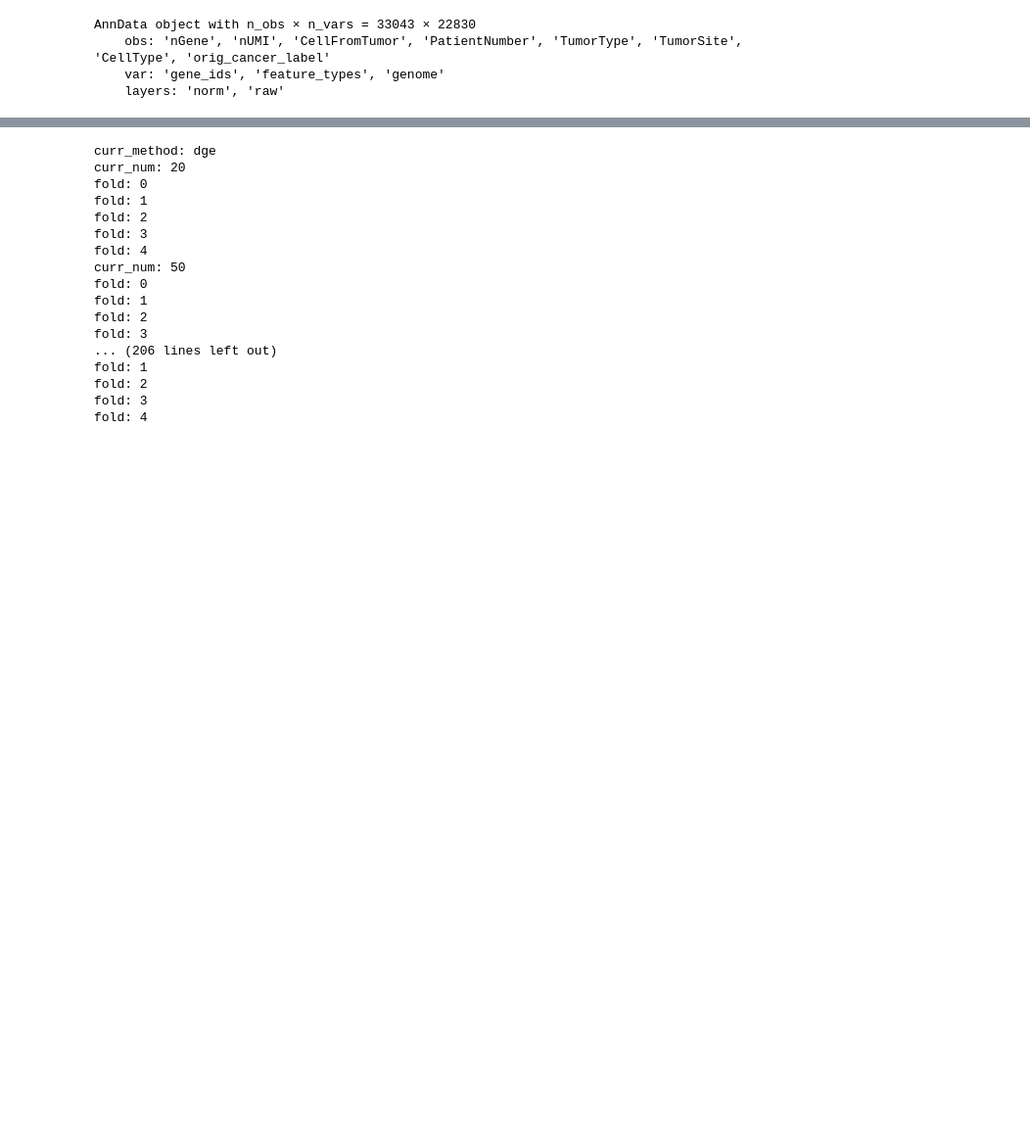
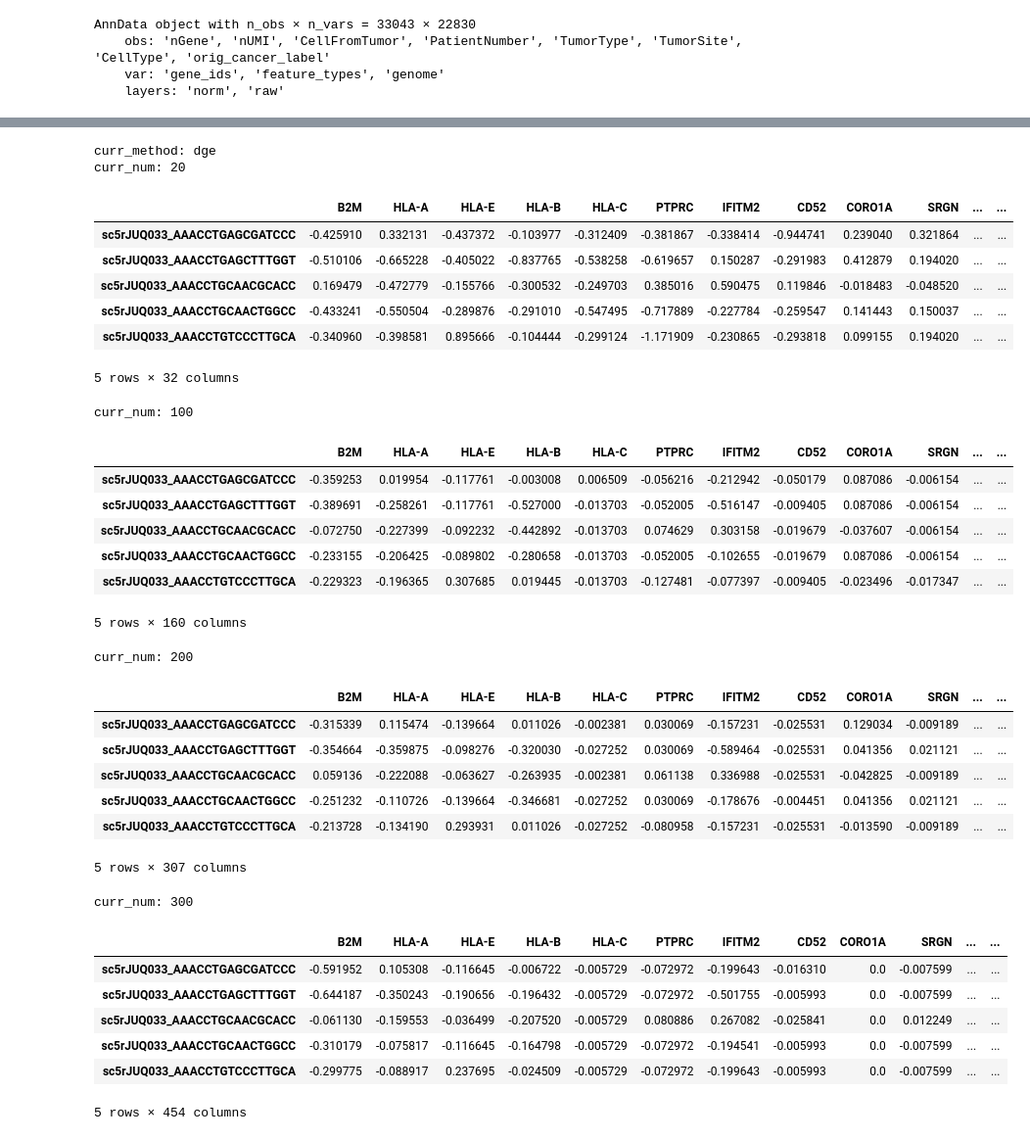
Before and after one commit to b-richins92/Cancer_Prediction_10x, a Jupyter notebook: GL_hvg_greatlakes.ipynb, the cells around one changed output, grey strips where cells are left out. Shown at 98% size. Cells and saved outputs as stored; diff of their text form; code cells hidden in the pictures; blank space fills up the shorter version.

```diff
--- a/GL_hvg_greatlakes.ipynb
+++ b/GL_hvg_greatlakes.ipynb
@@ -35,7 +35,7 @@ CV = 5
 # Save adata to h5ad
 #adata.write_h5ad('adata.h5ad')
 # %%
-adata = sc.read_h5ad('adata.h5ad')
+adata = sc.read_h5ad('../adata.h5ad')
 print(adata)
 # %% [output]
 AnnData object with n_obs × n_vars = 33043 × 22830
@@ -131,31 +141,67 @@ with open("fold_index_dict.pickle", "rb") as f:
 # fold_indices_dict
 # %%
 # Loop through to plot
-num_features = [20, 50, 100, 200, 300, 5000]
-feat_sel_list = ['dge', 'seurat_v3', 'pearson_residuals', 'seurat', 'cell_ranger', 'random_all_genes'] #, 'random_per_num'
+# num_features = [20, 50, 100, 200, 300, 5000]
+# feat_sel_list = ['dge', 'seurat_v3', 'pearson_residuals', 'seurat', 'cell_ranger', 'random_all_genes']
+num_features = [20, 100, 200, 300, 5000]
+feat_sel_list = ['dge', 'pearson_residuals', 'random_all_genes']
+
 for curr_method in feat_sel_list:
     print(f'curr_method: {curr_method}')
     for curr_num in num_features:
         print(f'curr_num: {curr_num}')
-        shap_vals_df = plot_feat_importance(adata, curr_method, curr_num,
-                                       #   feat_order, shap_results, fold_index)
-                                            feat_dict, shap_dict, fold_index_dict,
-                                           'outputs/20241118/')
+        # shap_vals_df = plot_feat_importance(adata, curr_method, curr_num,
+        #                                #   feat_order, shap_results, fold_index)
+        #                                     feat_dict, shap_dict, fold_index_dict,
+        #                                    'outputs/20241120/')
+
+        shap_vals_df = pd.read_csv(f'../outputs/20241118/shap_vals_df_{curr_method}_features{curr_num}.csv', index_col = 0)
+        display(shap_vals_df.head())
+
+        # Convert missing values to 0
+        shap_vals_df_no_na = shap_vals_df.fillna(0)
+
+        # Subset anndata to same cells and features in SHAP value frame
+        adata_sub_vals = adata[shap_vals_df.index, shap_vals_df.columns].to_df()
+
+        # Create beeswarm SHAP plot sorted by highest absolute mean (missing values as 0s)
+        fig = plt.figure()
+        shap.summary_plot(shap_vals_df_no_na.values,adata_sub_vals, max_display = 10, show = False)
+        fig.suptitle(f'Top 10 Features for method {curr_method} with {curr_num} features', fontsize=16)
+        plt.ylabel('Top 10 features ordered by absolute mean', fontsize=13)
+        fig.savefig(f'../outputs/20241120/mean_beeswarm_{curr_method}_features{curr_num}.png', bbox_inches='tight')
+        plt.close(fig)
 # %% [output]
 curr_method: dge
 curr_num: 20
-fold: 0
-fold: 1
-fold: 2
-fold: 3
-fold: 4
-curr_num: 50
-fold: 0
-fold: 1
-fold: 2
-fold: 3
-... (206 lines left out)
-fold: 1
-fold: 2
-fold: 3
-fold: 4
+|  | B2M | HLA-A | HLA-E | HLA-B | HLA-C | PTPRC | IFITM2 | CD52 | CORO1A | SRGN | ... | ... |
+| sc5rJUQ033_AAACCTGAGCGATCCC | -0.425910 | 0.332131 | -0.437372 | -0.103977 | -0.312409 | -0.381867 | -0.338414 | -0.944741 | 0.239040 | 0.321864 | ... | ... |
+| sc5rJUQ033_AAACCTGAGCTTTGGT | -0.510106 | -0.665228 | -0.405022 | -0.837765 | -0.538258 | -0.619657 | 0.150287 | -0.291983 | 0.412879 | 0.194020 | ... | ... |
+| sc5rJUQ033_AAACCTGCAACGCACC | 0.169479 | -0.472779 | -0.155766 | -0.300532 | -0.249703 | 0.385016 | 0.590475 | 0.119846 | -0.018483 | -0.048520 | ... | ... |
+| sc5rJUQ033_AAACCTGCAACTGGCC | -0.433241 | -0.550504 | -0.289876 | -0.291010 | -0.547495 | -0.717889 | -0.227784 | -0.259547 | 0.141443 | 0.150037 | ... | ... |
+| sc5rJUQ033_AAACCTGTCCCTTGCA | -0.340960 | -0.398581 | 0.895666 | -0.104444 | -0.299124 | -1.171909 | -0.230865 | -0.293818 | 0.099155 | 0.194020 | ... | ... |
+5 rows × 32 columns
+curr_num: 100
+|  | B2M | HLA-A | HLA-E | HLA-B | HLA-C | PTPRC | IFITM2 | CD52 | CORO1A | SRGN | ... | ... |
+| sc5rJUQ033_AAACCTGAGCGATCCC | -0.359253 | 0.019954 | -0.117761 | -0.003008 | 0.006509 | -0.056216 | -0.212942 | -0.050179 | 0.087086 | -0.006154 | ... | ... |
+| sc5rJUQ033_AAACCTGAGCTTTGGT | -0.389691 | -0.258261 | -0.117761 | -0.527000 | -0.013703 | -0.052005 | -0.516147 | -0.009405 | 0.087086 | -0.006154 | ... | ... |
+| sc5rJUQ033_AAACCTGCAACGCACC | -0.072750 | -0.227399 | -0.092232 | -0.442892 | -0.013703 | 0.074629 | 0.303158 | -0.019679 | -0.037607 | -0.006154 | ... | ... |
+| sc5rJUQ033_AAACCTGCAACTGGCC | -0.233155 | -0.206425 | -0.089802 | -0.280658 | -0.013703 | -0.052005 | -0.102655 | -0.019679 | 0.087086 | -0.006154 | ... | ... |
+| sc5rJUQ033_AAACCTGTCCCTTGCA | -0.229323 | -0.196365 | 0.307685 | 0.019445 | -0.013703 | -0.127481 | -0.077397 | -0.009405 | -0.023496 | -0.017347 | ... | ... |
+5 rows × 160 columns
+curr_num: 200
+|  | B2M | HLA-A | HLA-E | HLA-B | HLA-C | PTPRC | IFITM2 | CD52 | CORO1A | SRGN | ... | ... |
+| sc5rJUQ033_AAACCTGAGCGATCCC | -0.315339 | 0.115474 | -0.139664 | 0.011026 | -0.002381 | 0.030069 | -0.157231 | -0.025531 | 0.129034 | -0.009189 | ... | ... |
+| sc5rJUQ033_AAACCTGAGCTTTGGT | -0.354664 | -0.359875 | -0.098276 | -0.320030 | -0.027252 | 0.030069 | -0.589464 | -0.025531 | 0.041356 | 0.021121 | ... | ... |
+| sc5rJUQ033_AAACCTGCAACGCACC | 0.059136 | -0.222088 | -0.063627 | -0.263935 | -0.002381 | 0.061138 | 0.336988 | -0.025531 | -0.042825 | -0.009189 | ... | ... |
+| sc5rJUQ033_AAACCTGCAACTGGCC | -0.251232 | -0.110726 | -0.139664 | -0.346681 | -0.027252 | 0.030069 | -0.178676 | -0.004451 | 0.041356 | 0.021121 | ... | ... |
+| sc5rJUQ033_AAACCTGTCCCTTGCA | -0.213728 | -0.134190 | 0.293931 | 0.011026 | -0.027252 | -0.080958 | -0.157231 | -0.025531 | -0.013590 | -0.009189 | ... | ... |
+5 rows × 307 columns
+curr_num: 300
+|  | B2M | HLA-A | HLA-E | HLA-B | HLA-C | PTPRC | IFITM2 | CD52 | CORO1A | SRGN | ... | ... |
+| sc5rJUQ033_AAACCTGAGCGATCCC | -0.591952 | 0.105308 | -0.116645 | -0.006722 | -0.005729 | -0.072972 | -0.199643 | -0.016310 | 0.0 | -0.007599 | ... | ... |
+| sc5rJUQ033_AAACCTGAGCTTTGGT | -0.644187 | -0.350243 | -0.190656 | -0.196432 | -0.005729 | -0.072972 | -0.501755 | -0.005993 | 0.0 | -0.007599 | ... | ... |
+| sc5rJUQ033_AAACCTGCAACGCACC | -0.061130 | -0.159553 | -0.036499 | -0.207520 | -0.005729 | 0.080886 | 0.267082 | -0.025841 | 0.0 | 0.012249 | ... | ... |
+| sc5rJUQ033_AAACCTGCAACTGGCC | -0.310179 | -0.075817 | -0.116645 | -0.164798 | -0.005729 | -0.072972 | -0.194541 | -0.005993 | 0.0 | -0.007599 | ... | ... |
+| sc5rJUQ033_AAACCTGTCCCTTGCA | -0.299775 | -0.088917 | 0.237695 | -0.024509 | -0.005729 | -0.072972 | -0.199643 | -0.005993 | 0.0 | -0.007599 | ... | ... |
+5 rows × 454 columns
```
Also changed, not shown: parts of 6 cells of this notebook.
